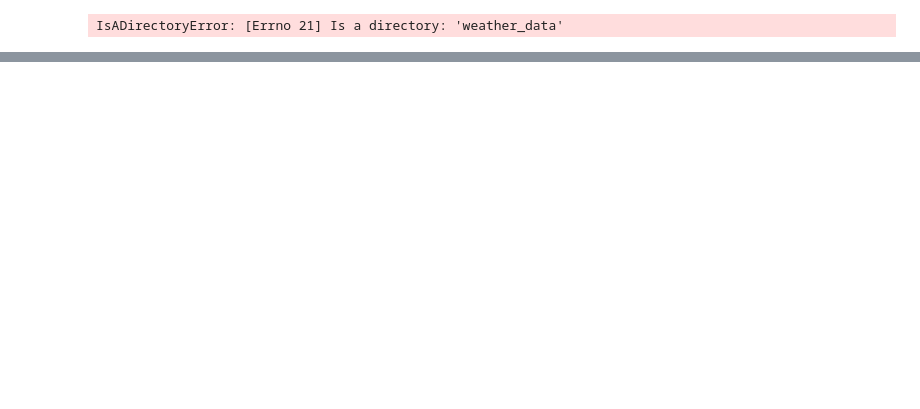
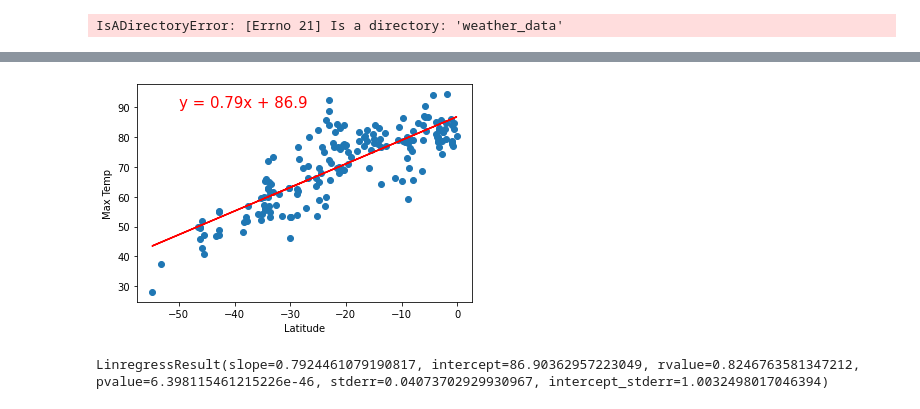
Before and after one commit to Eric-Dally/World_Weather_Analysis, a Jupyter notebook: WeatherPy.ipynb, the cells around one changed output, grey strips where cells are left out. Saved outputs shown, nothing was run; the diff lists cells and outputs as text; code cells hidden in the pictures; blank space fills up the shorter version.

```diff
--- a/WeatherPy.ipynb
+++ b/WeatherPy.ipynb
@@ -240,0 +319,13 @@ plt.show()
+# %%
+# Linear regression on the Southern Hemisphere
+x_values = southern_hemi_df["Lat"]
+y_values = southern_hemi_df["Max Temp"]
+# Call the function.
+plot_linear_regression(x_values, y_values,
+                       'Linear Regression on the Southern Hemisphere \
+                        for Maximum Temperature', 'Max Temp',(-50,90))
+Stats = linregress(x_values, y_values)
+Stats
+# %% [output]
+[figure, added]
+LinregressResult(slope=0.7924461079190817, intercept=86.90362957223049, rvalue=0.8246763581347212, pvalue=6.398115461215226e-46, stderr=0.04073702929930967, intercept_stderr=1.0032498017046394)
```
Also changed, not shown: parts of 23 cells of this notebook, 7 other files.
